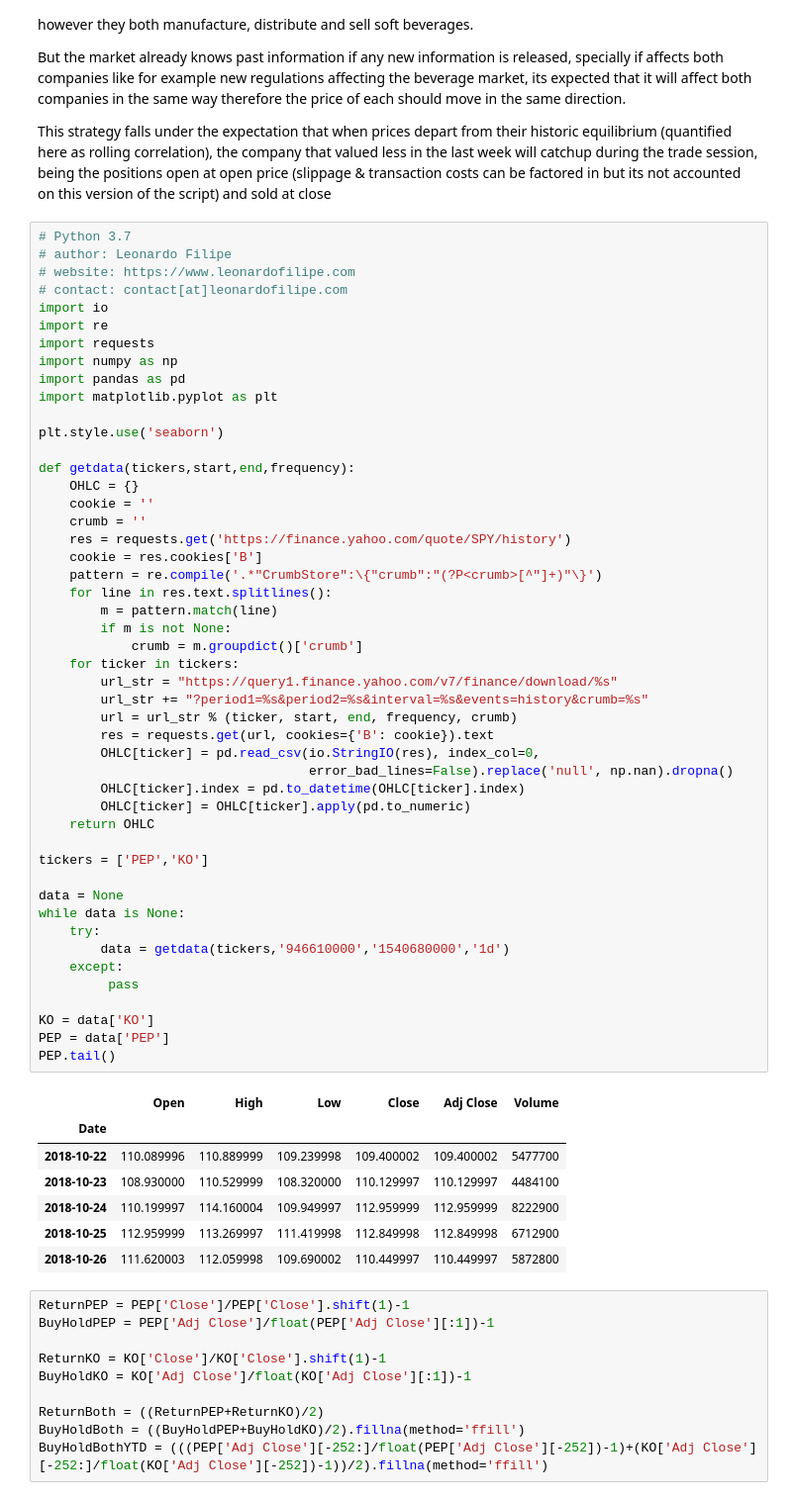
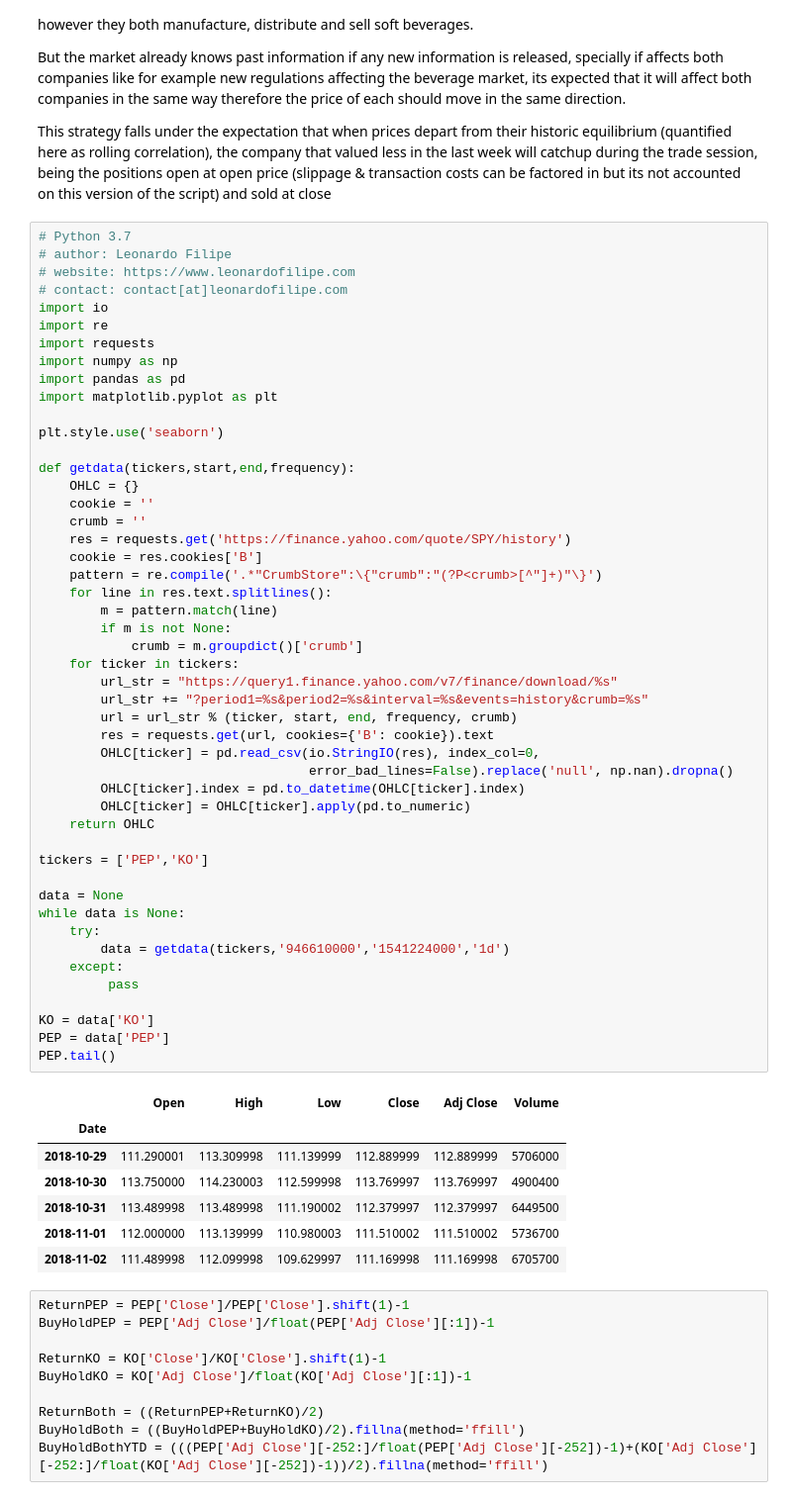
Before and after one commit to LongOnly/Quantitative-Notebooks, a Jupyter notebook: PairsTrading.ipynb, the cells around one changed output. Shown at 99% size. Saved outputs shown, nothing was run; the diff lists cells and outputs as text.

```diff
--- a/PairsTrading.ipynb
+++ b/PairsTrading.ipynb
@@ -27,39 +27,39 @@ def getdata(tickers,start,end,frequency):
     pattern = re.compile('.*"CrumbStore":\{"crumb":"(?P<crumb>[^"]+)"\}')
     for line in res.text.splitlines():
         m = pattern.match(line)
         if m is not None:
             crumb = m.groupdict()['crumb']
     for ticker in tickers:
         url_str = "https://query1.finance.yahoo.com/v7/finance/download/%s"
         url_str += "?period1=%s&period2=%s&interval=%s&events=history&crumb=%s"
         url = url_str % (ticker, start, end, frequency, crumb)
         res = requests.get(url, cookies={'B': cookie}).text
         OHLC[ticker] = pd.read_csv(io.StringIO(res), index_col=0,
                                    error_bad_lines=False).replace('null', np.nan).dropna()
         OHLC[ticker].index = pd.to_datetime(OHLC[ticker].index)
         OHLC[ticker] = OHLC[ticker].apply(pd.to_numeric)
     return OHLC
 
 tickers = ['PEP','KO']
 
 data = None
 while data is None:
     try:
-        data = getdata(tickers,'946610000','1540680000','1d')
+        data = getdata(tickers,'946610000','1541224000','1d')
     except:
          pass
 
 KO = data['KO']
 PEP = data['PEP']
 PEP.tail()
 # %% [output]
 |  | Open | High | Low | Close | Adj Close | Volume |
 | Date |  |  |  |  |  |  |
-| 2018-10-22 | 110.089996 | 110.889999 | 109.239998 | 109.400002 | 109.400002 | 5477700 |
-| 2018-10-23 | 108.930000 | 110.529999 | 108.320000 | 110.129997 | 110.129997 | 4484100 |
-| 2018-10-24 | 110.199997 | 114.160004 | 109.949997 | 112.959999 | 112.959999 | 8222900 |
-| 2018-10-25 | 112.959999 | 113.269997 | 111.419998 | 112.849998 | 112.849998 | 6712900 |
-| 2018-10-26 | 111.620003 | 112.059998 | 109.690002 | 110.449997 | 110.449997 | 5872800 |
+| 2018-10-29 | 111.290001 | 113.309998 | 111.139999 | 112.889999 | 112.889999 | 5706000 |
+| 2018-10-30 | 113.750000 | 114.230003 | 112.599998 | 113.769997 | 113.769997 | 4900400 |
+| 2018-10-31 | 113.489998 | 113.489998 | 111.190002 | 112.379997 | 112.379997 | 6449500 |
+| 2018-11-01 | 112.000000 | 113.139999 | 110.980003 | 111.510002 | 111.510002 | 5736700 |
+| 2018-11-02 | 111.489998 | 112.099998 | 109.629997 | 111.169998 | 111.169998 | 6705700 |
 # %%
 ReturnPEP = PEP['Close']/PEP['Close'].shift(1)-1
 BuyHoldPEP = PEP['Adj Close']/float(PEP['Adj Close'][:1])-1
```
Also changed, not shown: parts of 2 cells of this notebook, 2 other files.
